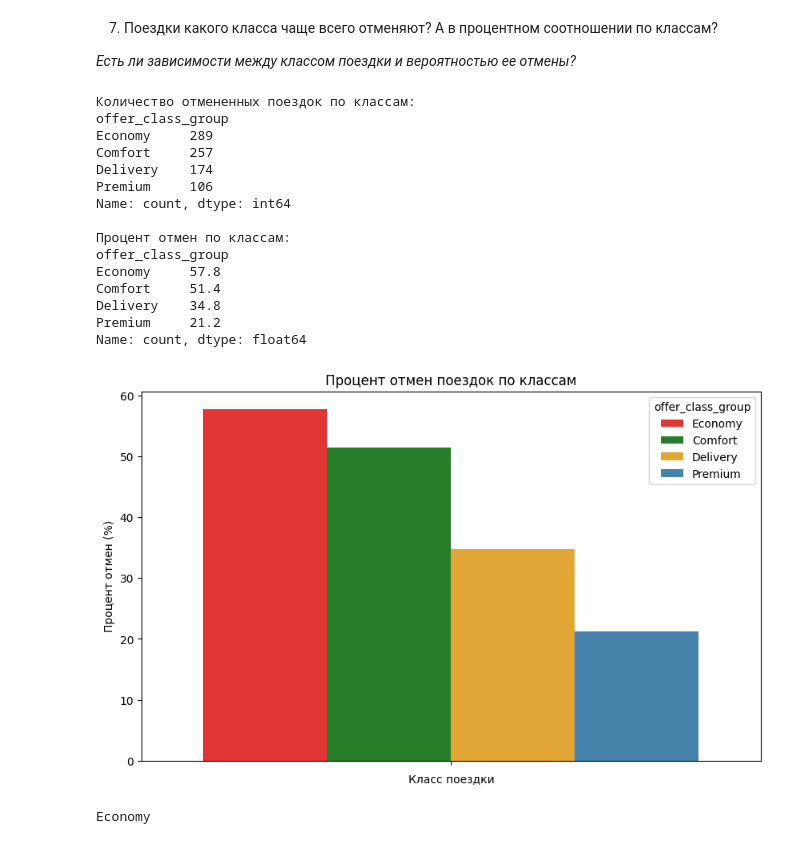
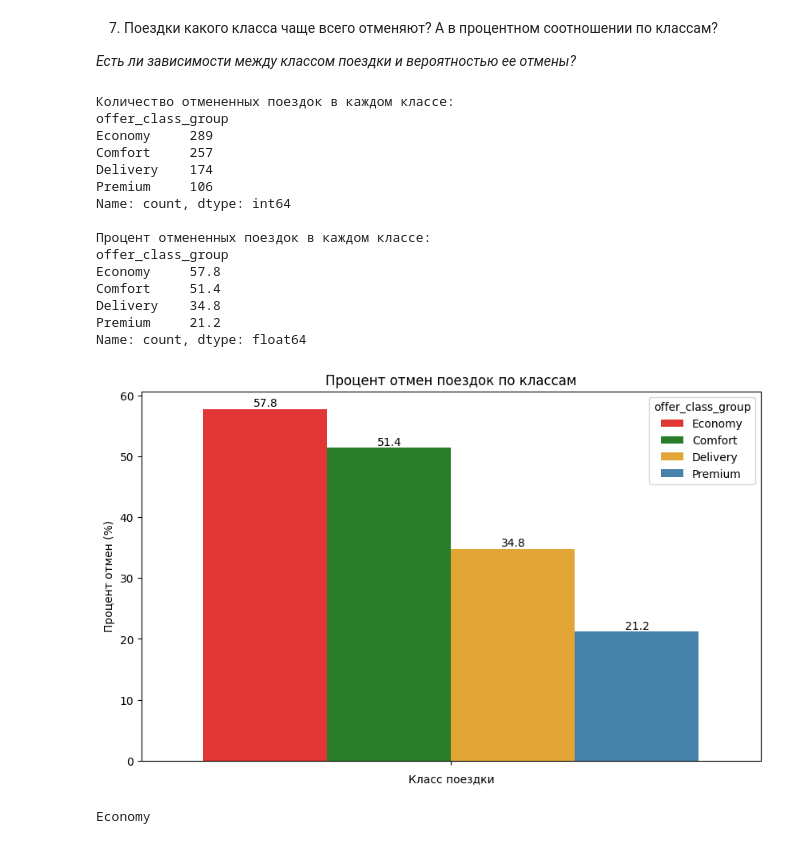
Before and after one commit to IrmA-ErroR/DS_Taxi_strategy, a Jupyter notebook: analysis.ipynb, the cells around one changed output. Saved outputs shown, nothing was run; the diff lists cells and outputs as text; code cells hidden in the pictures.

```diff
--- a/analysis.ipynb
+++ b/analysis.ipynb
@@ -457,46 +529,50 @@ plt.show()
 
 *Есть ли зависимости между классом поездки и вероятностью ее отмены?*
 # %%
-# Считаем количество отмен для каждого класса
+# Количество отмен для каждого класса
 cancellations_by_class = data[data['driver_response'] == 0]['offer_class_group'].value_counts()
 
-# Считаем общее количество поездок по каждому классу
+# Общее количество поездок по каждому классу
 total_trips_by_class = data['offer_class_group'].value_counts()
 
-# Рассчитываем процент отмен по каждому классу
+# Процент отмен по каждому классу
 cancellation_rate = ((cancellations_by_class / total_trips_by_class) * 100).sort_values(ascending=False)
 
 # Выводим результаты
-print("Количество отмененных поездок по классам:")
+print("Количество отмененных поездок в каждом классе:")
 print(cancellations_by_class)
-print("\nПроцент отмен по классам:")
+print("\nПроцент отмененных поездок в каждом классе:")
 print(cancellation_rate)
 
-# Визуализация зависимости между классом поездки и вероятностью ее отмены
 plt.figure(figsize=(10, 6))
-sns.barplot(hue = cancellation_rate.index, y=cancellation_rate.values,
-            palette=['red', 'green', 'orange', sns.color_palette()[0]], alpha=0.9)
+ax = sns.barplot(hue=cancellation_rate.index, y=cancellation_rate.values,
+                 palette=['red', 'green', 'orange', sns.color_palette()[0]], alpha=0.9)
+
+# Добавление подписей к столбцам
+for container in ax.containers:
+    ax.bar_label(container, fontsize=10)
+
 plt.title('Процент отмен поездок по классам')
 plt.xlabel('Класс поездки')
 plt.ylabel('Процент отмен (%)')
 plt.show()
 # %% [output]
-Количество отмененных поездок по классам:
+Количество отмененных поездок в каждом классе:
 offer_class_group
 Economy     289
 Comfort     257
 Delivery    174
 Premium     106
 Name: count, dtype: int64
 
-Процент отмен по классам:
+Процент отмененных поездок в каждом классе:
 offer_class_group
 Economy     57.8
 Comfort     51.4
 Delivery    34.8
 Premium     21.2
 Name: count, dtype: float64
-[figure, old version]
+[figure, new version]
 # %%
 #  построение графиков по классам, дням недели и часам
 def plot_class_by_weekday_hour(data, class_name):
```
Also changed, not shown: parts of 12 cells of this notebook, 1 other file.
